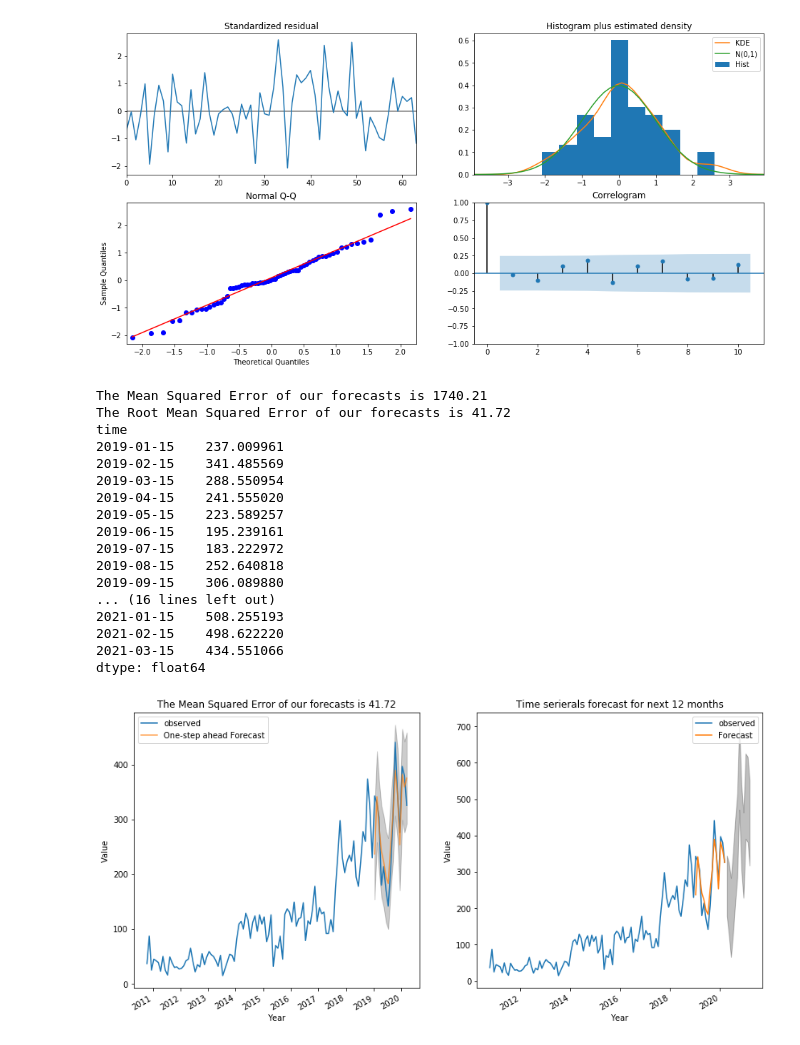
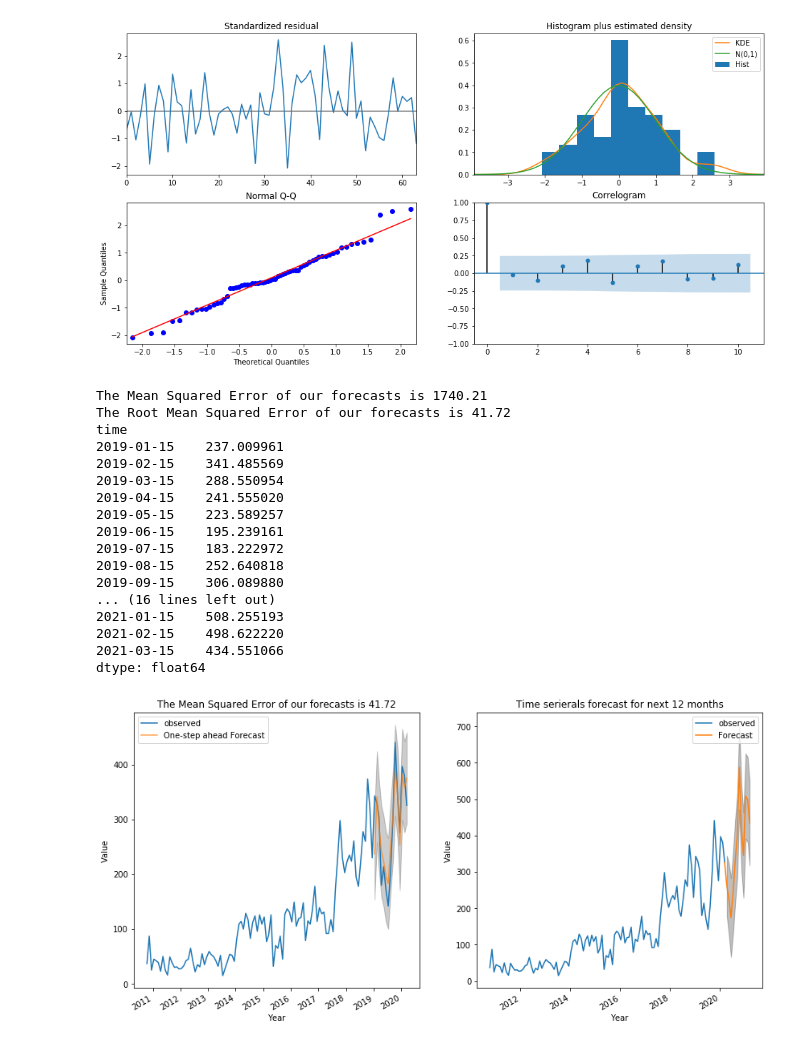
Before and after one commit to minwuh0811/Internship-hos-synteda, a Jupyter notebook: data_analysis/Time Series Forecast.ipynb, the cells around one changed output. Cells and saved outputs as stored; diff of their text form; code cells hidden in the pictures.

```diff
--- a/data_analysis/Time Series Forecast.ipynb
+++ b/data_analysis/Time Series Forecast.ipynb
@@ -206,35 +206,35 @@ for n in range(monthsteps):
     fcast_index.append(today+relativedelta(months=n+1))
 pred_uc = results.get_forecast(steps=len(fcast_index), index=fcast_index)
 print(pred_uc.predicted_mean)
-forecast=pred.predicted_mean
+forecast=pred_uc.predicted_mean
 forecast.at[today]=ts[today]
 pred_ci = pred_uc.conf_int()
 ax = ts.plot(label='observed', figsize=(14, 7))
-pred_uc.predicted_mean.plot(ax=ax, label='Forecast')
+forecast.plot(ax=ax, label='Forecast')
 ax.fill_between(pred_ci.index,
                 pred_ci.iloc[:, 0],
                 pred_ci.iloc[:, 1], color='k', alpha=.25)
 ax.set_xlabel('Year')
 ax.set_ylabel('Value')
 ax.set_title('Time serierals forecast for next ' + str(monthsteps) + ' months')
 plt.legend()
 plt.show()
 # %% [output]
 The Mean Squared Error of our forecasts is 1740.21
 The Root Mean Squared Error of our forecasts is 41.72
 time
 2019-01-15    237.009961
 2019-02-15    341.485569
 2019-03-15    288.550954
 2019-04-15    241.555020
 2019-05-15    223.589257
 2019-06-15    195.239161
 2019-07-15    183.222972
 2019-08-15    252.640818
 2019-09-15    306.089880
 ... (16 lines left out)
 2021-01-15    508.255193
 2021-02-15    498.622220
 2021-03-15    434.551066
 dtype: float64
-[figure, old version]
+[figure, new version]
```
Also changed, not shown: 10 other files.
